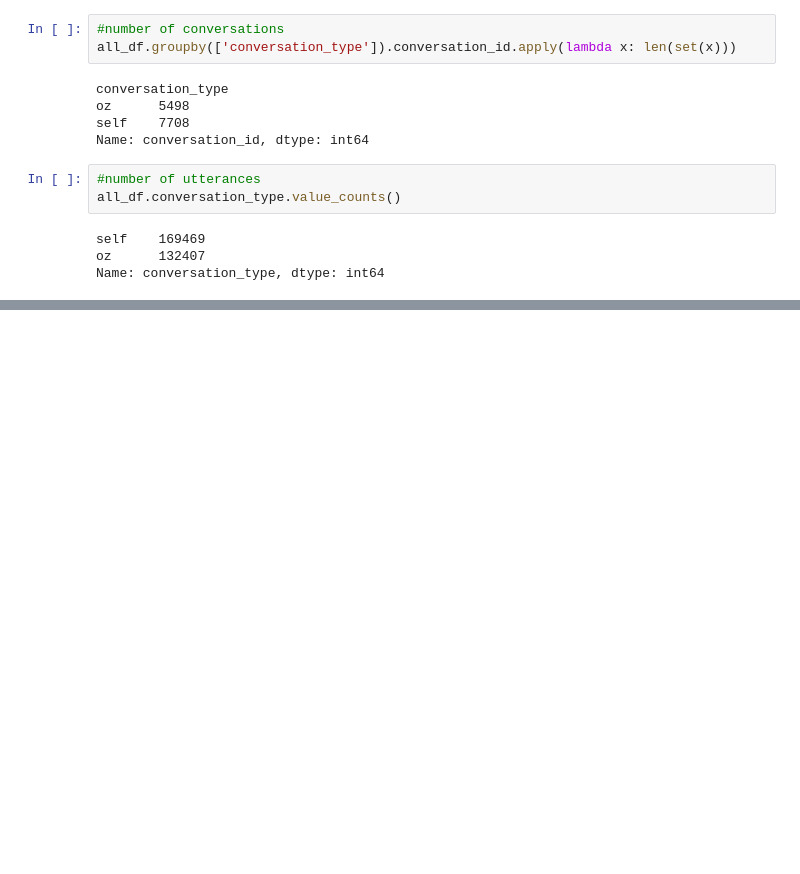
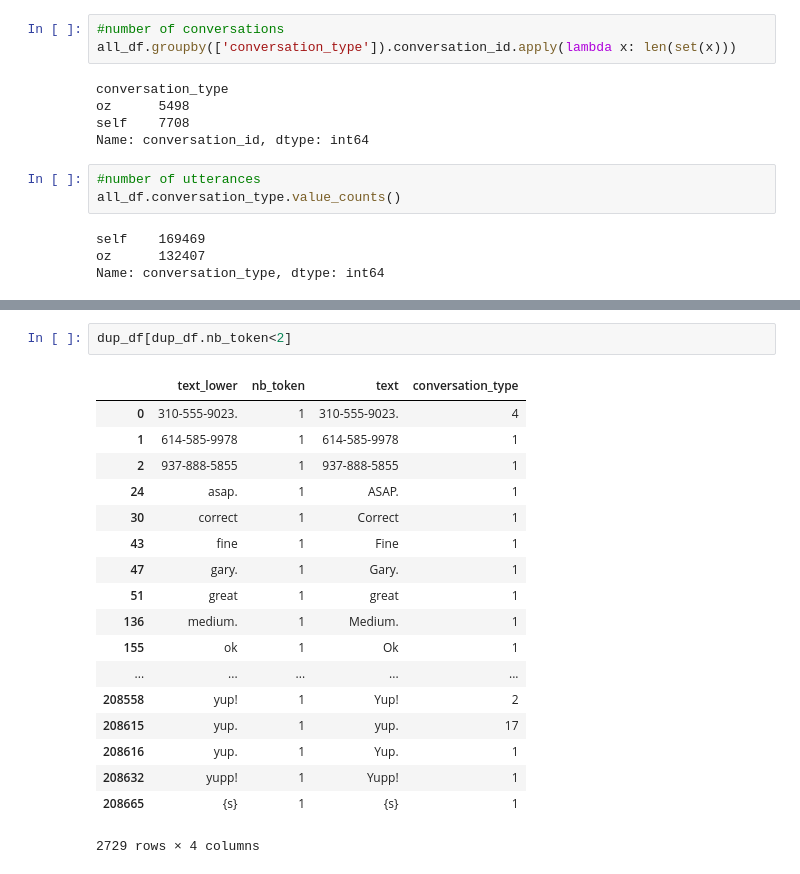
Before and after one commit to vistec-AI/mt-datasets, a Jupyter notebook: taskmaster1.ipynb, the cells around one changed output, grey strips where cells are left out. Saved outputs shown, nothing was run; the diff lists cells and outputs as text; blank space fills up the shorter version.

```diff
--- a/taskmaster1.ipynb
+++ b/taskmaster1.ipynb
@@ -101,0 +147,21 @@ g
+# %%
+dup_df[dup_df.nb_token<2]
+# %% [output]
+|  | text_lower | nb_token | text | conversation_type |
+| 0 | 310-555-9023. | 1 | 310-555-9023. | 4 |
+| 1 | 614-585-9978 | 1 | 614-585-9978 | 1 |
+| 2 | 937-888-5855 | 1 | 937-888-5855 | 1 |
+| 24 | asap. | 1 | ASAP. | 1 |
+| 30 | correct | 1 | Correct | 1 |
+| 43 | fine | 1 | Fine | 1 |
+| 47 | gary. | 1 | Gary. | 1 |
+| 51 | great | 1 | great | 1 |
+| 136 | medium. | 1 | Medium. | 1 |
+| 155 | ok | 1 | Ok | 1 |
+| ... | ... | ... | ... | ... |
+| 208558 | yup! | 1 | Yup! | 2 |
+| 208615 | yup. | 1 | yup. | 17 |
+| 208616 | yup. | 1 | Yup. | 1 |
+| 208632 | yupp! | 1 | Yupp! | 1 |
+| 208665 | {s} | 1 | {s} | 1 |
+2729 rows × 4 columns
```
Also changed, not shown: parts of 14 cells of this notebook, 2 other files.
